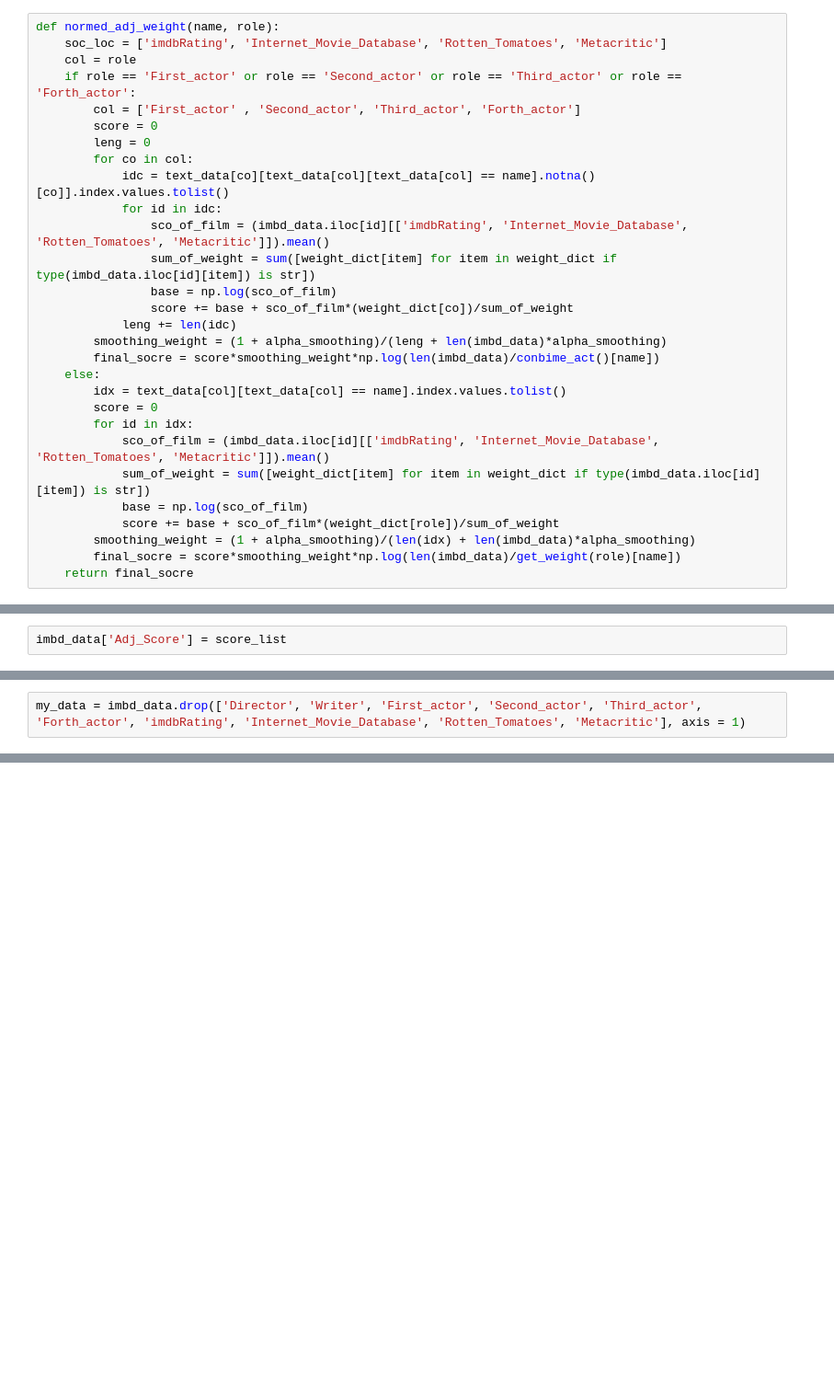
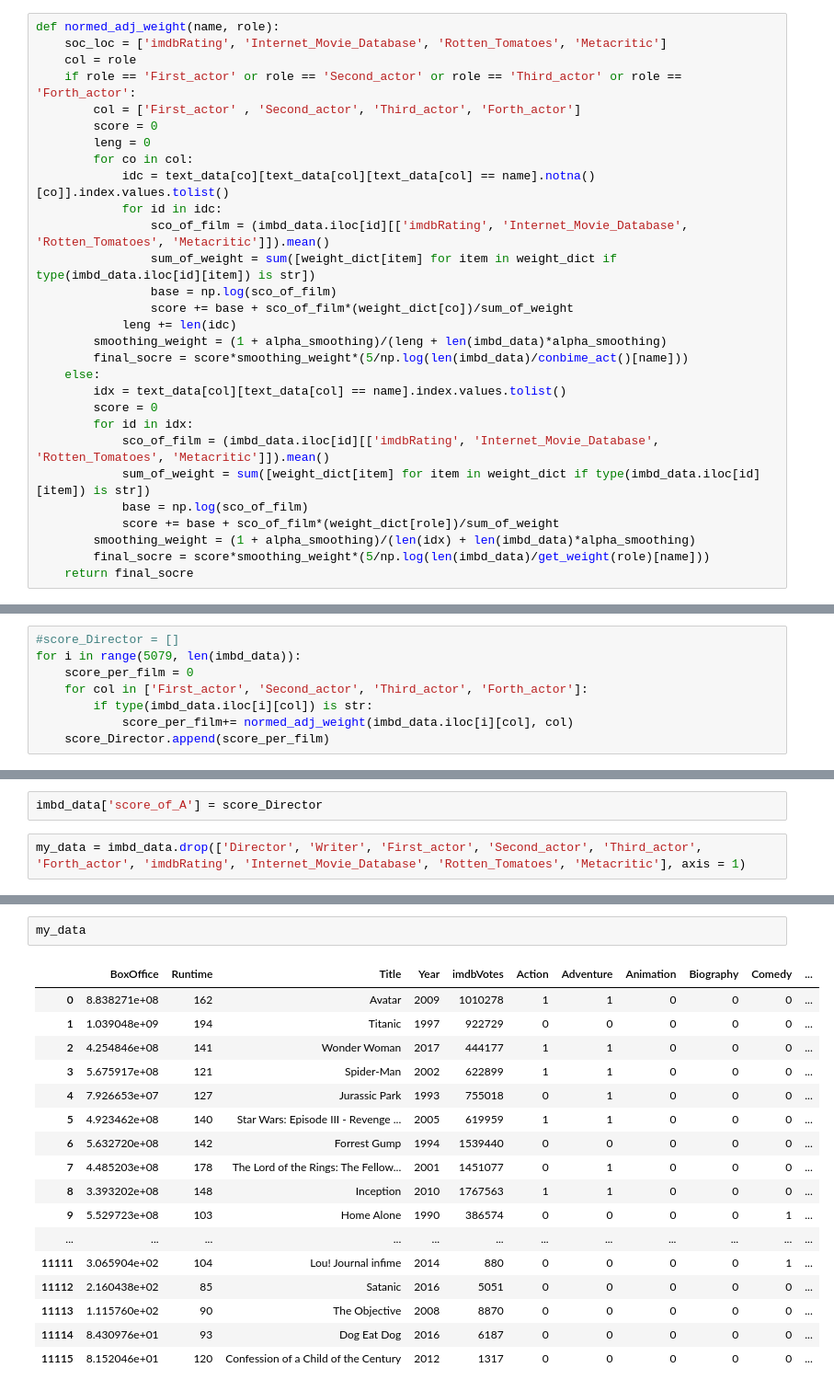
Before and after one commit to Distancs/DSGA_1001_Final, a Jupyter notebook: feature.ipynb, the cells around one changed output, grey strips where cells are left out. Shown at 92% size. Saved outputs shown, nothing was run; the diff lists cells and outputs as text; blank space fills up the shorter version.

```diff
--- a/feature.ipynb
+++ b/feature.ipynb
@@ -75,7 +105,7 @@ def normed_adj_weight(name, role):
                 score += base + sco_of_film*(weight_dict[co])/sum_of_weight
             leng += len(idc)
         smoothing_weight = (1 + alpha_smoothing)/(leng + len(imbd_data)*alpha_smoothing)
-        final_socre = score*smoothing_weight*np.log(len(imbd_data)/conbime_act()[name])
+        final_socre = score*smoothing_weight*(5/np.log(len(imbd_data)/conbime_act()[name]))
     else:
         idx = text_data[col][text_data[col] == name].index.values.tolist()
         score = 0
@@ -85,7 +115,7 @@ def normed_adj_weight(name, role):
             base = np.log(sco_of_film)
             score += base + sco_of_film*(weight_dict[role])/sum_of_weight
         smoothing_weight = (1 + alpha_smoothing)/(len(idx) + len(imbd_data)*alpha_smoothing)
-        final_socre = score*smoothing_weight*np.log(len(imbd_data)/get_weight(role)[name])
+        final_socre = score*smoothing_weight*(5/np.log(len(imbd_data)/get_weight(role)[name]))
     return final_socre
 # %%
 score_list = []
@@ -95,4 +125,12 @@ for i in range(len(imbd_data)):
         if type(imbd_data.iloc[i][col]) is str:
             score_per_film+= normed_adj_weight(imbd_data.iloc[i][col], col)
     score_list.append(score_per_film)
+# %%
+#score_Director = []
+for i in range(5079, len(imbd_data)):
+    score_per_film = 0
+    for col in ['First_actor', 'Second_actor', 'Third_actor', 'Forth_actor']:
+        if type(imbd_data.iloc[i][col]) is str:
+            score_per_film+= normed_adj_weight(imbd_data.iloc[i][col], col)
+    score_Director.append(score_per_film)
 # %%
@@ -115,2 +139,0 @@ score_list[:10]
-# %%
-imbd_data['Adj_Score'] = score_list
@@ -117,2 +144,4 @@ imbd_data['Adj_Score'] = score_list
+# %%
+imbd_data['score_of_A'] = score_Director
 # %%
 my_data = imbd_data.drop(['Director', 'Writer', 'First_actor', 'Second_actor', 'Third_actor', 'Forth_actor', 'imdbRating', 'Internet_Movie_Database', 'Rotten_Tomatoes', 'Metacritic'], axis = 1)
@@ -120,0 +150,20 @@ movie.to_csv('final_version_yeah.csv.csv')
+# %%
+my_data
+# %% [output]
+|  | BoxOffice | Runtime | Title | Year | imdbVotes | Action | Adventure | Animation | Biography | Comedy | ... |
+| 0 | 8.838271e+08 | 162 | Avatar | 2009 | 1010278 | 1 | 1 | 0 | 0 | 0 | ... |
+| 1 | 1.039048e+09 | 194 | Titanic | 1997 | 922729 | 0 | 0 | 0 | 0 | 0 | ... |
+| 2 | 4.254846e+08 | 141 | Wonder Woman | 2017 | 444177 | 1 | 1 | 0 | 0 | 0 | ... |
+| 3 | 5.675917e+08 | 121 | Spider-Man | 2002 | 622899 | 1 | 1 | 0 | 0 | 0 | ... |
+| 4 | 7.926653e+07 | 127 | Jurassic Park | 1993 | 755018 | 0 | 1 | 0 | 0 | 0 | ... |
+| 5 | 4.923462e+08 | 140 | Star Wars: Episode III - Revenge ... | 2005 | 619959 | 1 | 1 | 0 | 0 | 0 | ... |
+| 6 | 5.632720e+08 | 142 | Forrest Gump | 1994 | 1539440 | 0 | 0 | 0 | 0 | 0 | ... |
+| 7 | 4.485203e+08 | 178 | The Lord of the Rings: The Fellow... | 2001 | 1451077 | 0 | 1 | 0 | 0 | 0 | ... |
+| 8 | 3.393202e+08 | 148 | Inception | 2010 | 1767563 | 1 | 1 | 0 | 0 | 0 | ... |
+| 9 | 5.529723e+08 | 103 | Home Alone | 1990 | 386574 | 0 | 0 | 0 | 0 | 1 | ... |
+| ... | ... | ... | ... | ... | ... | ... | ... | ... | ... | ... | ... |
+| 11111 | 3.065904e+02 | 104 | Lou! Journal infime | 2014 | 880 | 0 | 0 | 0 | 0 | 1 | ... |
+| 11112 | 2.160438e+02 | 85 | Satanic | 2016 | 5051 | 0 | 0 | 0 | 0 | 0 | ... |
+| 11113 | 1.115760e+02 | 90 | The Objective | 2008 | 8870 | 0 | 0 | 0 | 0 | 0 | ... |
+| 11114 | 8.430976e+01 | 93 | Dog Eat Dog | 2016 | 6187 | 0 | 0 | 0 | 0 | 0 | ... |
+| 11115 | 8.152046e+01 | 120 | Confession of a Child of the Century | 2012 | 1317 | 0 | 0 | 0 | 0 | 0 | ... |
```
Also changed, not shown: parts of 10 cells of this notebook, 1 other file.
